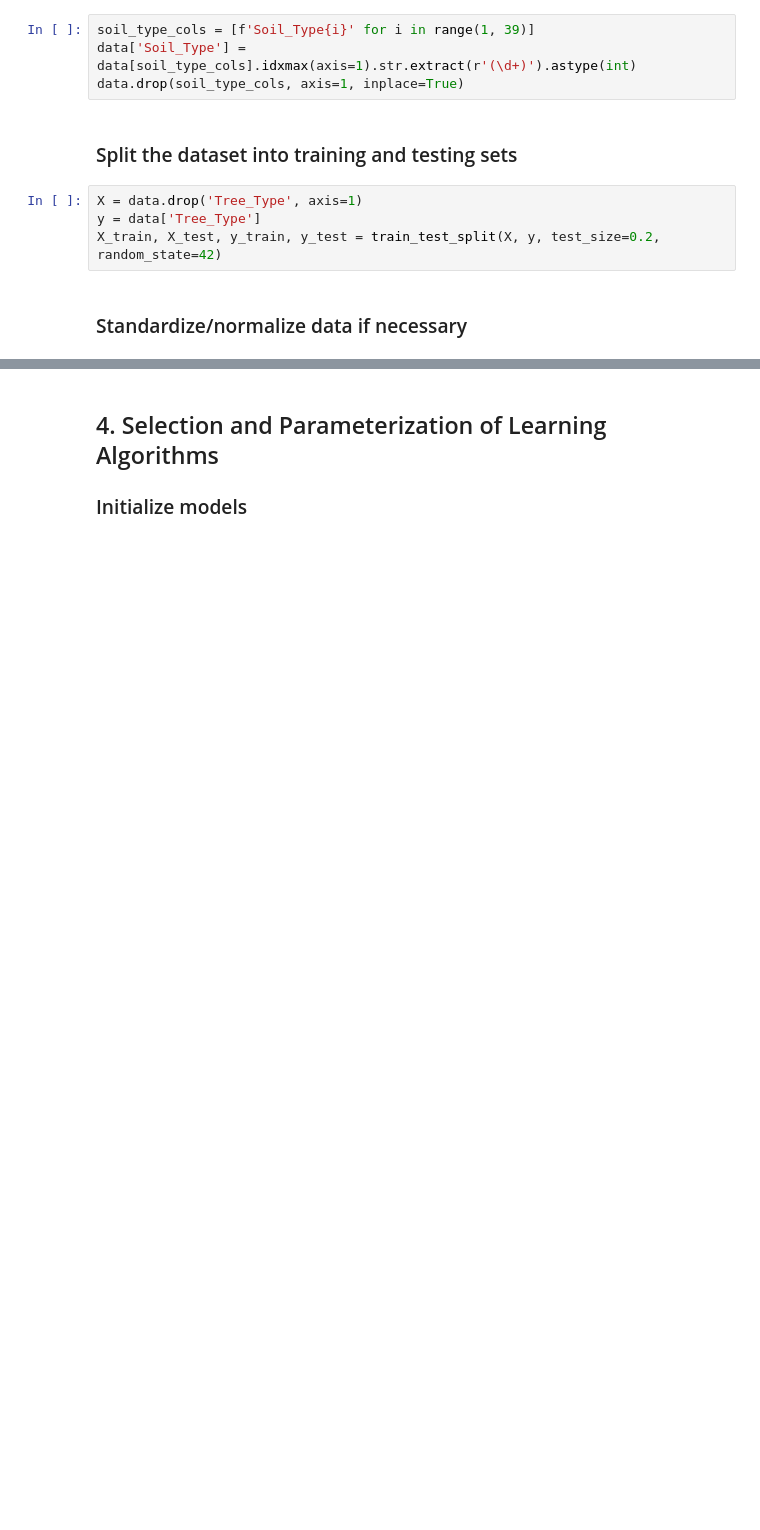
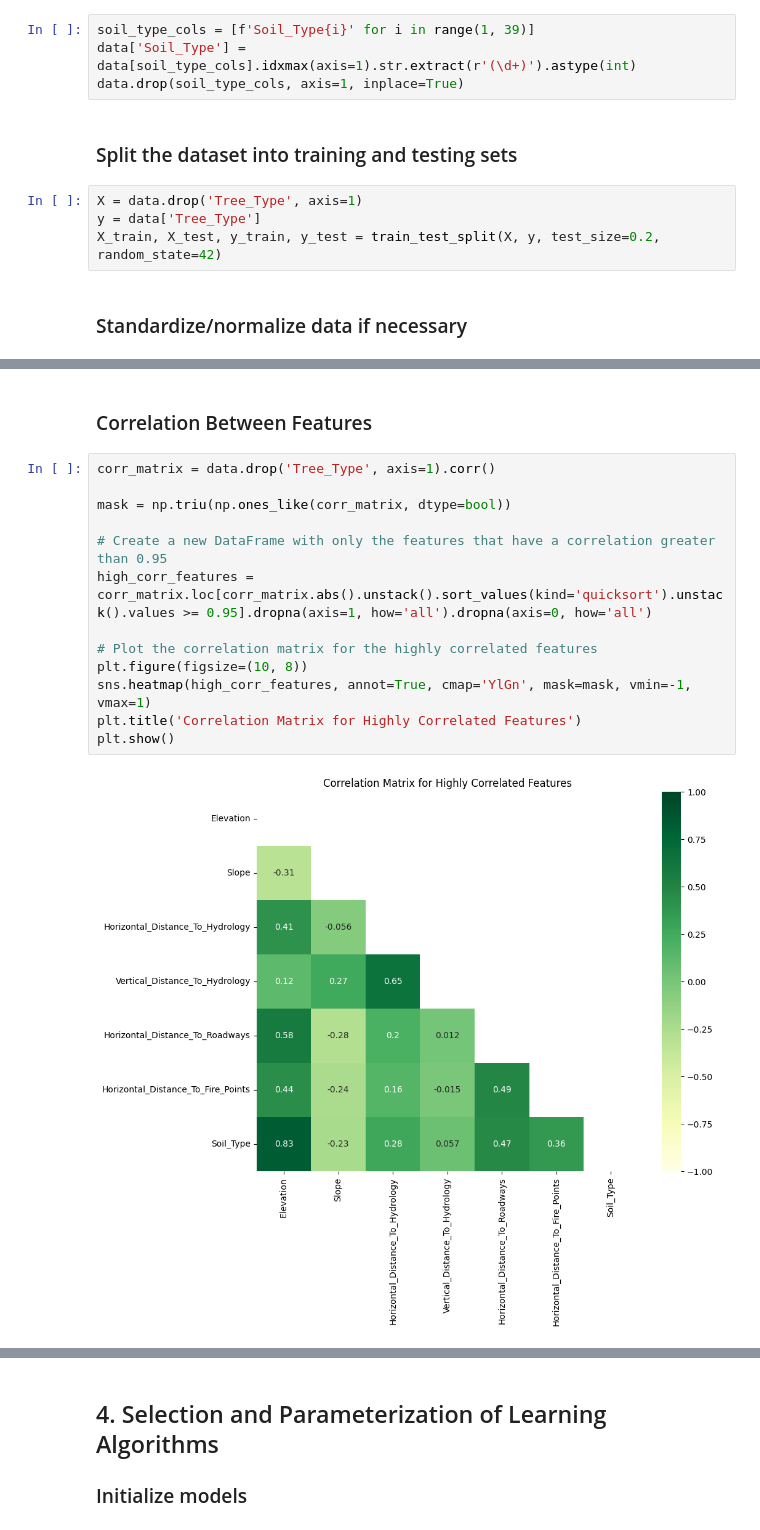
Before and after one commit to leonor-f/AIprojects, a Jupyter notebook: proj2/spruce_tree.ipynb, the cells around one changed output, grey strips where cells are left out. Cells and saved outputs as stored; diff of their text form; blank space fills up the shorter version.

```diff
--- a/proj2/spruce_tree.ipynb
+++ b/proj2/spruce_tree.ipynb
@@ -36,0 +125,17 @@ X_test = scaler.transform(X_test)
+# %% [markdown]
+### Correlation Between Features
+# %%
+corr_matrix = data.drop('Tree_Type', axis=1).corr()
+
+mask = np.triu(np.ones_like(corr_matrix, dtype=bool))
+
+# Create a new DataFrame with only the features that have a correlation greater than 0.95
+high_corr_features = corr_matrix.loc[corr_matrix.abs().unstack().sort_values(kind='quicksort').unstack().values >= 0.95].dropna(axis=1, how='all').dropna(axis=0, how='all')
+
+# Plot the correlation matrix for the highly correlated features
+plt.figure(figsize=(10, 8))
+sns.heatmap(high_corr_features, annot=True, cmap='YlGn', mask=mask, vmin=-1, vmax=1)
+plt.title('Correlation Matrix for Highly Correlated Features')
+plt.show()
+# %% [output]
+[figure, added]
```
Also changed, not shown: parts of 27 cells of this notebook.
